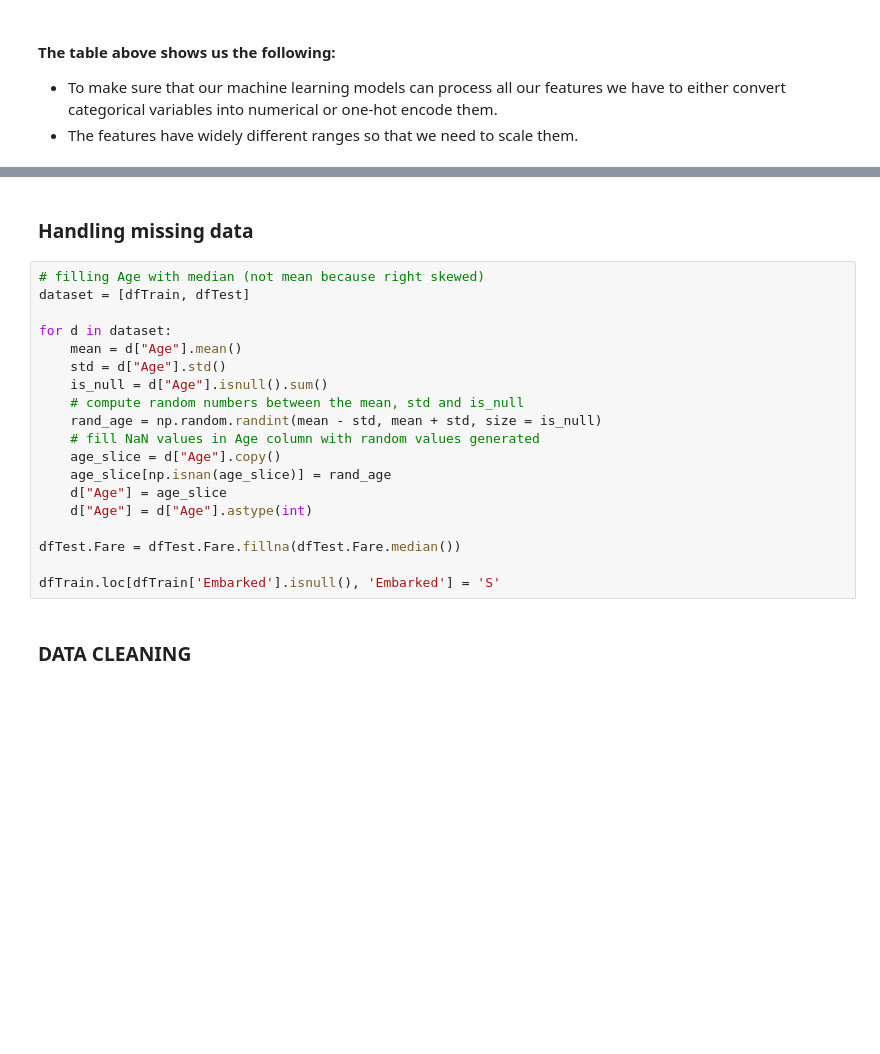
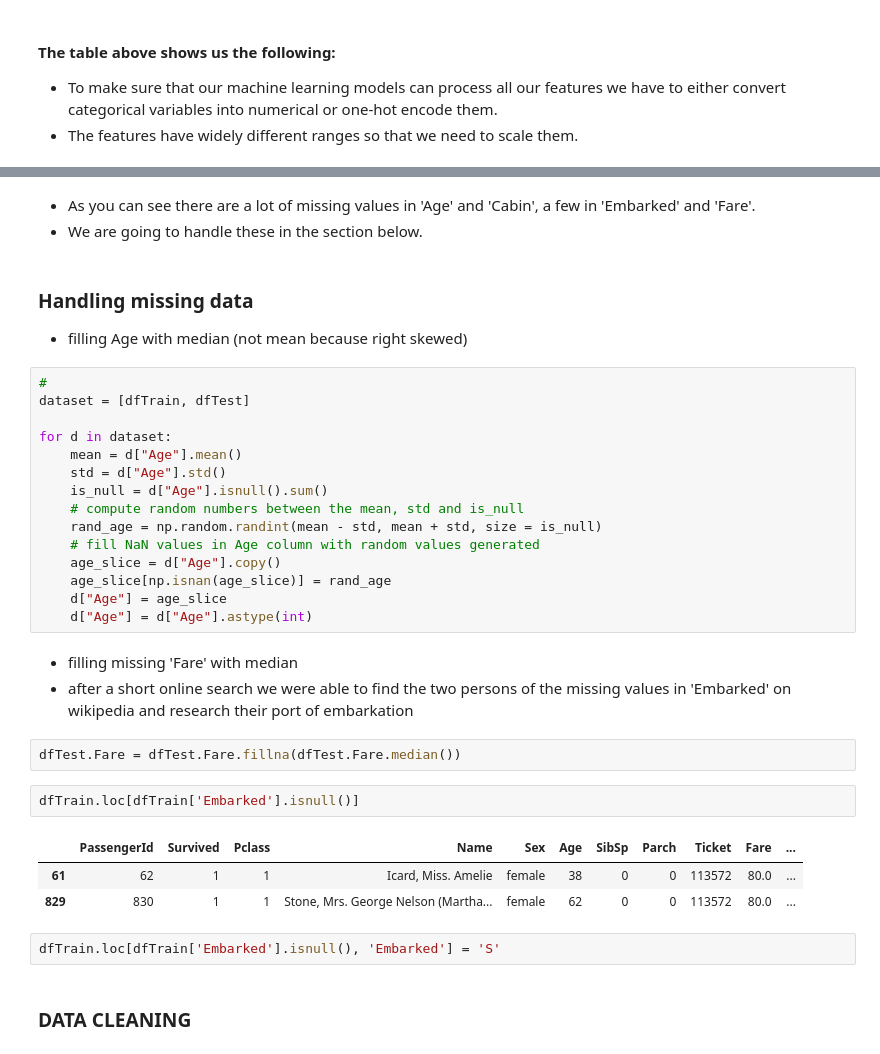
Before and after one commit to Tobias-GH-Schulz/titanic_kaggle_competition, a Jupyter notebook: titanic_comp_main.ipynb, the cells around one changed output, grey strips where cells are left out. Drawn from its saved outputs; the diff is of its cells as text; blank space fills up the shorter version.

```diff
--- a/titanic_comp_main.ipynb
+++ b/titanic_comp_main.ipynb
@@ -168,7 +165,12 @@ dfTrain.describe()
+# %% [markdown]
+- As you can see there are a lot of missing values in 'Age' and 'Cabin', a few in 'Embarked' and 'Fare'.
+- We are going to handle these in the section below.
 # %% [markdown]
 ### Handling missing data
+
+- filling Age with median (not mean because right skewed)
 # %%
-# filling Age with median (not mean because right skewed)
+#
 dataset = [dfTrain, dfTest]
 
 for d in dataset:
@@ -182,10 +184,19 @@ for d in dataset:
     age_slice[np.isnan(age_slice)] = rand_age
     d["Age"] = age_slice
     d["Age"] = d["Age"].astype(int)
-
-dfTest.Fare = dfTest.Fare.fillna(dfTest.Fare.median())
-
-dfTrain.loc[dfTrain['Embarked'].isnull(), 'Embarked'] = 'S'
+# %% [markdown]
+- filling missing 'Fare' with median
+- after a short online search we were able to find the two persons of the missing values in 'Embarked' on wikipedia and research their port of embarkation
+# %%
+dfTest.Fare = dfTest.Fare.fillna(dfTest.Fare.median())
+# %%
+dfTrain.loc[dfTrain['Embarked'].isnull()]
+# %% [output]
+|  | PassengerId | Survived | Pclass | Name | Sex | Age | SibSp | Parch | Ticket | Fare | ... |
+| 61 | 62 | 1 | 1 | Icard, Miss. Amelie | female | 38 | 0 | 0 | 113572 | 80.0 | ... |
+| 829 | 830 | 1 | 1 | Stone, Mrs. George Nelson (Martha... | female | 62 | 0 | 0 | 113572 | 80.0 | ... |
+# %%
+dfTrain.loc[dfTrain['Embarked'].isnull(), 'Embarked'] = 'S'
 # %% [markdown]
 ### DATA CLEANING
 # %%
```
Also changed, not shown: parts of 15 cells of this notebook, 4 other files.
